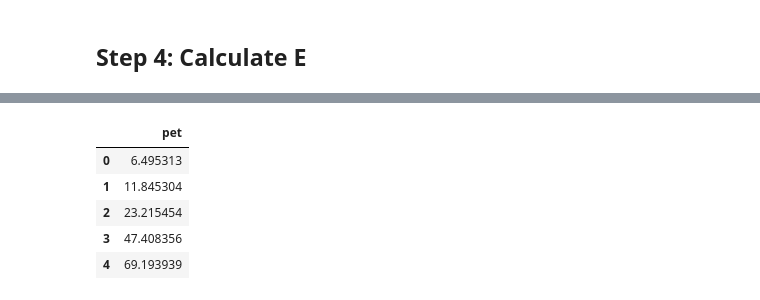
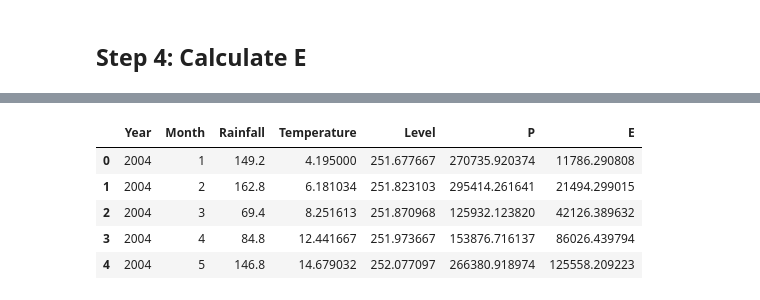
Before and after one commit to cshields143/acea_kaggle, a Jupyter notebook: mvp2.ipynb, the cells around one changed output, grey strips where cells are left out. Saved outputs shown, nothing was run; the diff lists cells and outputs as text; code cells hidden in the pictures.

```diff
--- a/mvp2.ipynb
+++ b/mvp2.ipynb
@@ -134,0 +147,4 @@ df.head()
+# %%
+area = math.pi * 760 ** 2
+df['P'] = df['Rainfall'] / 1000 * area
+df.head()
@@ -145,10 +168,11 @@ The code required to compute the index is beyond the scope of this notebook (a [
 # %%
 pet = pd.read_csv('data/pet.csv', index_col=0)
-pet.head()
+df['E'] = pet['pet'] / 1000 * area
+df.head()
 # %% [output]
-|  | pet |
-| 0 | 6.495313 |
-| 1 | 11.845304 |
-| 2 | 23.215454 |
-| 3 | 47.408356 |
-| 4 | 69.193939 |
+|  | Year | Month | Rainfall | Temperature | Level | P | E |
+| 0 | 2004 | 1 | 149.2 | 4.195000 | 251.677667 | 270735.920374 | 11786.290808 |
+| 1 | 2004 | 2 | 162.8 | 6.181034 | 251.823103 | 295414.261641 | 21494.299015 |
+| 2 | 2004 | 3 | 69.4 | 8.251613 | 251.870968 | 125932.123820 | 42126.389632 |
+| 3 | 2004 | 4 | 84.8 | 12.441667 | 251.973667 | 153876.716137 | 86026.439794 |
+| 4 | 2004 | 5 | 146.8 | 14.679032 | 252.077097 | 266380.918974 | 125558.209223 |
```
Also changed, not shown: parts of 20 cells of this notebook, 3 other files.
